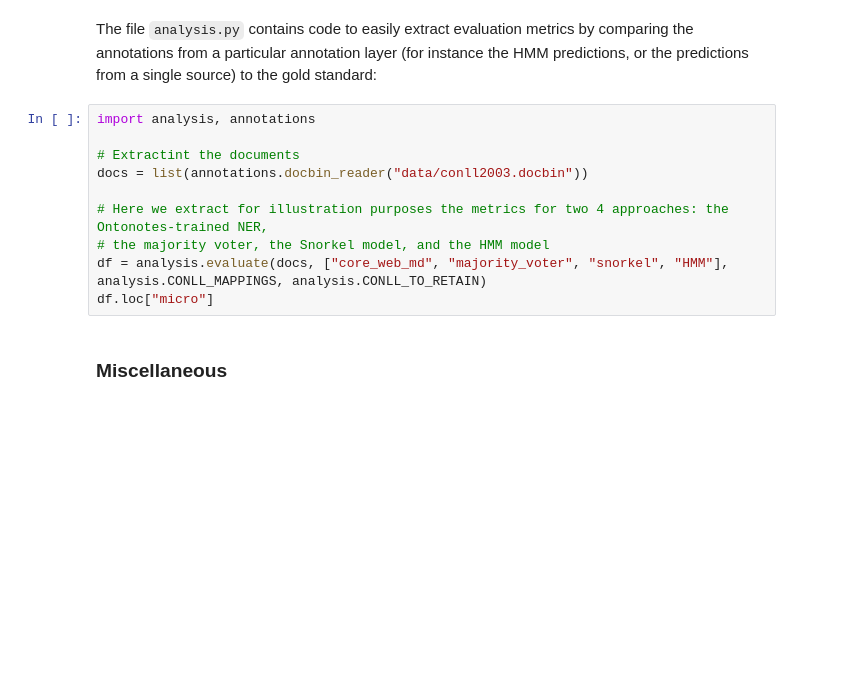
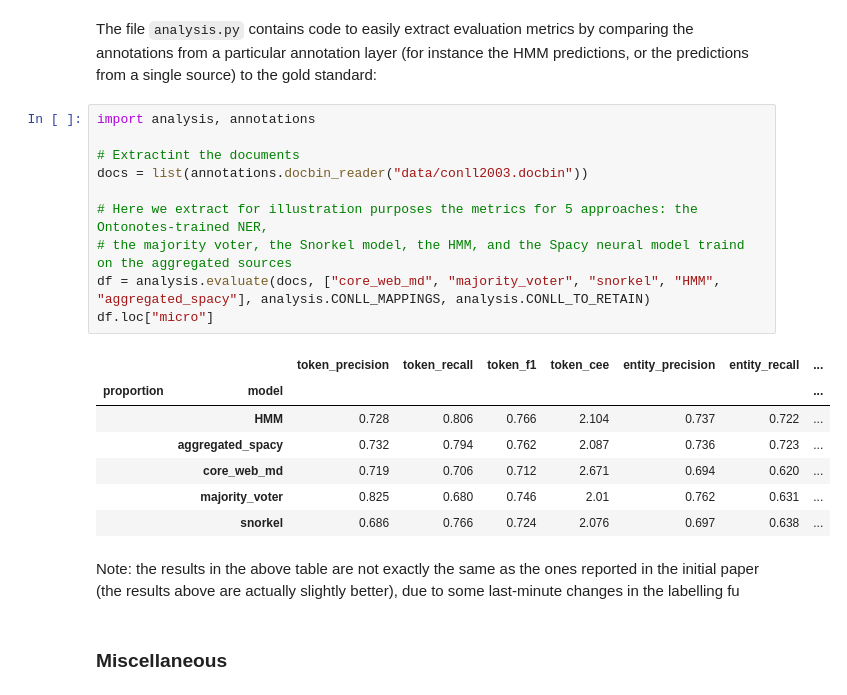
Before and after one commit to NorskRegnesentral/weak-supervision-for-NER, a Jupyter notebook: Weak supervision.ipynb, the cells around one changed output. Saved outputs shown, nothing was run; the diff lists cells and outputs as text; blank space fills up the shorter version.

```diff
--- a/Weak supervision.ipynb
+++ b/Weak supervision.ipynb
@@ -604,13 +598,23 @@ The file `analysis.py` contains code to easily extract evaluation metrics by com
 # %%
 import analysis, annotations
 
 # Extractint the documents
 docs = list(annotations.docbin_reader("data/conll2003.docbin"))
 
-# Here we extract for illustration purposes the metrics for two 4 approaches: the Ontonotes-trained NER,
-# the majority voter, the Snorkel model, and the HMM model
-df = analysis.evaluate(docs, ["core_web_md", "majority_voter", "snorkel", "HMM"], analysis.CONLL_MAPPINGS, analysis.CONLL_TO_RETAIN)
+# Here we extract for illustration purposes the metrics for 5 approaches: the Ontonotes-trained NER,
+# the majority voter, the Snorkel model, the HMM, and the Spacy neural model traind on the aggregated sources
+df = analysis.evaluate(docs, ["core_web_md", "majority_voter", "snorkel", "HMM", "aggregated_spacy"], analysis.CONLL_MAPPINGS, analysis.CONLL_TO_RETAIN)
 df.loc["micro"]
+# %% [output]
+|  |  | token_precision | token_recall | token_f1 | token_cee | entity_precision | entity_recall | ... |
+| proportion | model |  |  |  |  |  |  | ... |
+|  | HMM | 0.728 | 0.806 | 0.766 | 2.104 | 0.737 | 0.722 | ... |
+|  | aggregated_spacy | 0.732 | 0.794 | 0.762 | 2.087 | 0.736 | 0.723 | ... |
+|  | core_web_md | 0.719 | 0.706 | 0.712 | 2.671 | 0.694 | 0.620 | ... |
+|  | majority_voter | 0.825 | 0.680 | 0.746 | 2.01 | 0.762 | 0.631 | ... |
+|  | snorkel | 0.686 | 0.766 | 0.724 | 2.076 | 0.697 | 0.638 | ... |
+# %% [markdown]
+Note: the results in the above table are not exactly the same as the ones reported in the initial paper (the results above are actually slightly better), due to some last-minute changes in the labelling fu
 # %% [markdown]
 ### Miscellaneous
 # %% [markdown]
```
Also changed, not shown: parts of 15 cells of this notebook, 5 other files.
